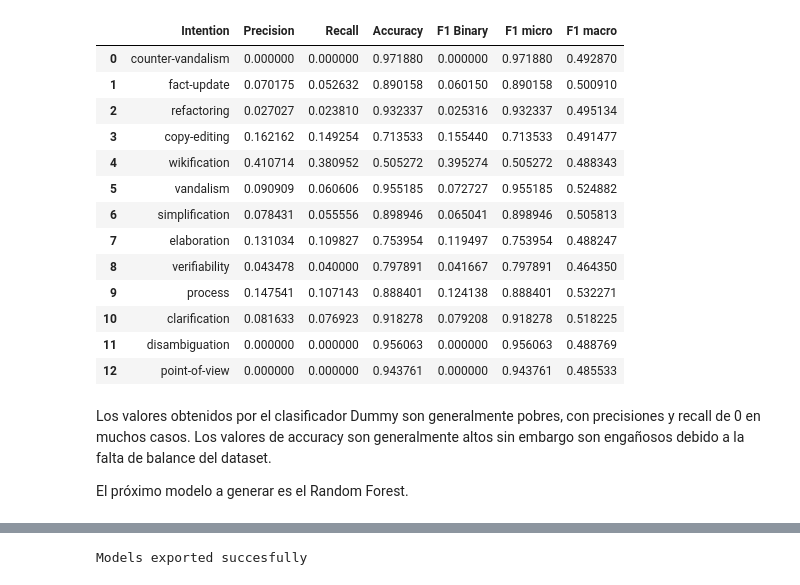
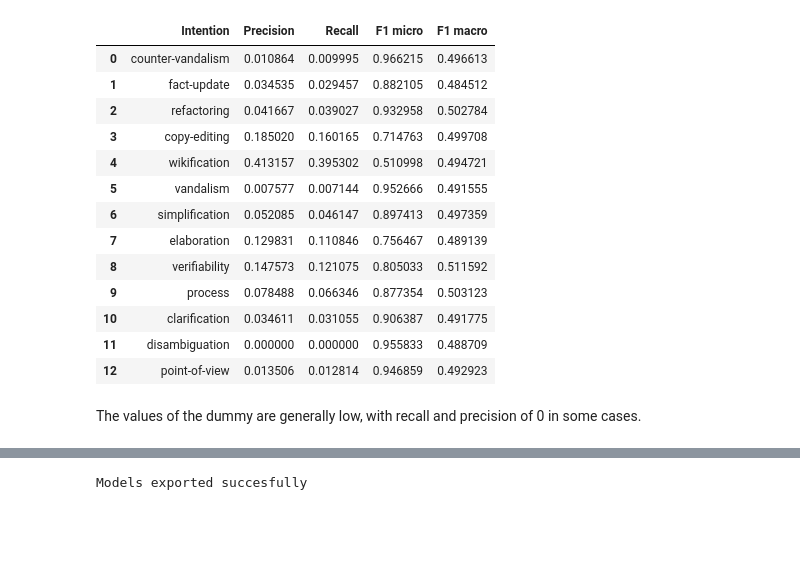
Before and after one commit to FRYoussef/TFG_Wiki, a Jupyter notebook: scripts/model_generation.ipynb, the cells around one changed output, grey strips where cells are left out. Cells and saved outputs as stored; diff of their text form; code cells hidden in the pictures; blank space fills up the shorter version.

```diff
--- a/scripts/model_generation.ipynb
+++ b/scripts/model_generation.ipynb
@@ -193,57 +353,59 @@ intentions = ['counter-vandalism','fact-update','refactoring','copy-editing','wi
 # %%
 #Setting of a dummy model to create a baseline
 #data to collect : Accuracy, precision, recall, f1_score (micro and macro also)
 from sklearn.dummy import DummyClassifier
 from sklearn.metrics import accuracy_score
 from sklearn.metrics import precision_score
 from sklearn.metrics import recall_score
 from sklearn.metrics import f1_score
-
-
+from sklearn.model_selection import GridSearchCV
 
 dummy_precision = []
 dummy_recall = []
-dummy_f1 = []
 dummy_f1_micro = []
 dummy_f1_macro = []
-dummy_accuracy = []
+
+from sklearn.metrics import make_scorer
+
+scoring = {'Precision': make_scorer(precision_score), 'recall': make_scorer(recall_score),'macro': make_scorer(f1_score,average = 'macro'),
+          'micro': make_scorer(f1_score,average = 'micro')}
 
 for intention in intentions:
 
-    baseline_model = DummyClassifier(random_state = 64)
-    baseline_model.fit(X_train, y_train[intention])
+    gs_dummy = GridSearchCV(DummyClassifier(random_state=64),
+                      param_grid={},
+                      scoring=scoring, cv=4, refit='macro', return_train_score=True)
+    gs_dummy.fit(X, y[intention])
+    results = gs_dummy.cv_results_
+    #y_pred = baseline_model.predict(X_test)
 
-    y_pred = baseline_model.predict(X_test)
-    dummy_precision.append(precision_score(y_test[intention], y_pred))
-    dummy_recall.append(recall_score(y_test[intention], y_pred))
-    dummy_f1.append(f1_score(y_test[intention], y_pred))
-    dummy_f1_micro.append(f1_score(y_test[intention], y_pred, average = 'micro'))
-    dummy_f1_macro.append(f1_score(y_test[intention], y_pred, average = 'macro'))
-    dummy_accuracy.append(accuracy_score(y_test[intention], y_pred))
+    dummy_precision.append(results['mean_test_Precision'][gs_dummy.best_index_])
+    dummy_recall.append(results['mean_test_recall'][gs_dummy.best_index_])
+    dummy_f1_micro.append(results['mean_test_micro'][gs_dummy.best_index_])
+    dummy_f1_macro.append(results['mean_test_macro'][gs_dummy.best_index_])
 
-dummy_model_data = pandas.DataFrame({'Intention':intentions,'Precision':dummy_precision, 'Recall': dummy_recall
-                                     , 'Accuracy':dummy_accuracy, 'F1 Binary':dummy_f1, 'F1 micro': dummy_f1_micro
+
+dummy_model_data = pandas.DataFrame({'Intention':intentions,'Precision': dummy_precision, 'Recall': dummy_recall
+                                     , 'F1 micro': dummy_f1_micro
                                      , 'F1 macro': dummy_f1_macro })
 dummy_model_data.head(15)
 # %% [output]
-|  | Intention | Precision | Recall | Accuracy | F1 Binary | F1 micro | F1 macro |
-| 0 | counter-vandalism | 0.000000 | 0.000000 | 0.971880 | 0.000000 | 0.971880 | 0.492870 |
-| 1 | fact-update | 0.070175 | 0.052632 | 0.890158 | 0.060150 | 0.890158 | 0.500910 |
-| 2 | refactoring | 0.027027 | 0.023810 | 0.932337 | 0.025316 | 0.932337 | 0.495134 |
-| 3 | copy-editing | 0.162162 | 0.149254 | 0.713533 | 0.155440 | 0.713533 | 0.491477 |
-| 4 | wikification | 0.410714 | 0.380952 | 0.505272 | 0.395274 | 0.505272 | 0.488343 |
-| 5 | vandalism | 0.090909 | 0.060606 | 0.955185 | 0.072727 | 0.955185 | 0.524882 |
-| 6 | simplification | 0.078431 | 0.055556 | 0.898946 | 0.065041 | 0.898946 | 0.505813 |
-| 7 | elaboration | 0.131034 | 0.109827 | 0.753954 | 0.119497 | 0.753954 | 0.488247 |
-| 8 | verifiability | 0.043478 | 0.040000 | 0.797891 | 0.041667 | 0.797891 | 0.464350 |
-| 9 | process | 0.147541 | 0.107143 | 0.888401 | 0.124138 | 0.888401 | 0.532271 |
-| 10 | clarification | 0.081633 | 0.076923 | 0.918278 | 0.079208 | 0.918278 | 0.518225 |
-| 11 | disambiguation | 0.000000 | 0.000000 | 0.956063 | 0.000000 | 0.956063 | 0.488769 |
-| 12 | point-of-view | 0.000000 | 0.000000 | 0.943761 | 0.000000 | 0.943761 | 0.485533 |
+|  | Intention | Precision | Recall | F1 micro | F1 macro |
+| 0 | counter-vandalism | 0.010864 | 0.009995 | 0.966215 | 0.496613 |
+| 1 | fact-update | 0.034535 | 0.029457 | 0.882105 | 0.484512 |
+| 2 | refactoring | 0.041667 | 0.039027 | 0.932958 | 0.502784 |
+| 3 | copy-editing | 0.185020 | 0.160165 | 0.714763 | 0.499708 |
+| 4 | wikification | 0.413157 | 0.395302 | 0.510998 | 0.494721 |
+| 5 | vandalism | 0.007577 | 0.007144 | 0.952666 | 0.491555 |
+| 6 | simplification | 0.052085 | 0.046147 | 0.897413 | 0.497359 |
+| 7 | elaboration | 0.129831 | 0.110846 | 0.756467 | 0.489139 |
+| 8 | verifiability | 0.147573 | 0.121075 | 0.805033 | 0.511592 |
+| 9 | process | 0.078488 | 0.066346 | 0.877354 | 0.503123 |
+| 10 | clarification | 0.034611 | 0.031055 | 0.906387 | 0.491775 |
+| 11 | disambiguation | 0.000000 | 0.000000 | 0.955833 | 0.488709 |
+| 12 | point-of-view | 0.013506 | 0.012814 | 0.946859 | 0.492923 |
-# %% [markdown]
-Los valores obtenidos por el clasificador Dummy son generalmente pobres, con precisiones y recall de 0 en muchos casos. Los valores de accuracy son generalmente altos sin embargo son engañosos debido a la falta de balance del dataset.
-
-El próximo modelo a generar es el Random Forest.
+# %% [markdown]
+The values of the dummy are generally low, with recall and precision of 0 in some cases.
 # %%
 base_rf_precision = []
 base_rf_recall = []
```
Also changed, not shown: parts of 146 cells of this notebook.
